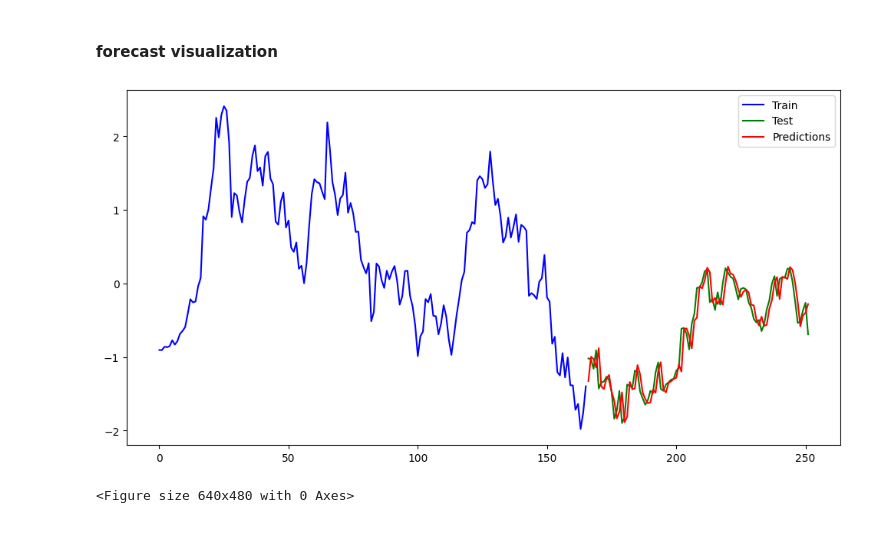
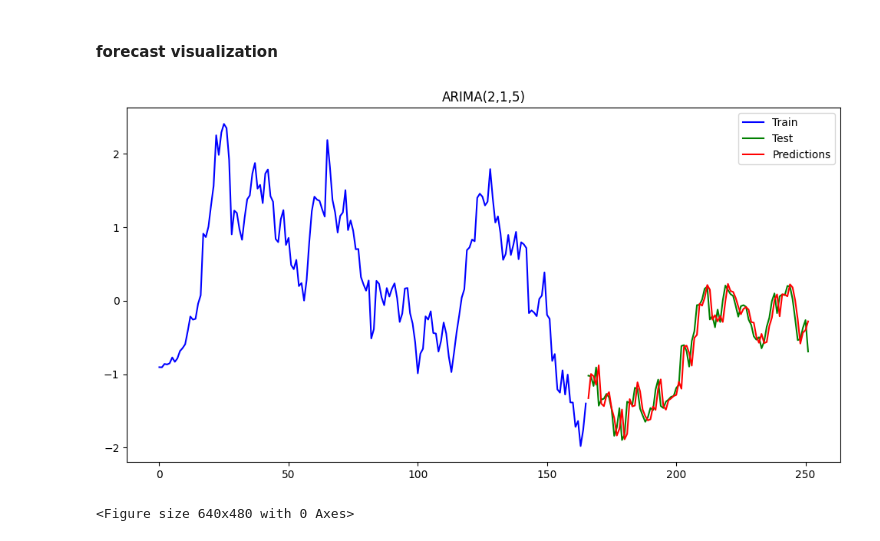
Before and after one commit to OmarAtyqy/stock-prediction-using-sentiment-analysis, a Jupyter notebook: eda/eda_tweetstocks.ipynb, the cells around one changed output. Drawn from its saved outputs; the diff is of its cells as text; code cells hidden in the pictures.

```diff
--- a/eda/eda_tweetstocks.ipynb
+++ b/eda/eda_tweetstocks.ipynb
@@ -409,12 +428,13 @@ R2 score: 0.905
 # %%
 # plot forecasts against actual outcomes
 pyplot.figure(figsize=(12, 6))
 pyplot.plot(trainX, color='blue')
 pyplot.plot([None for i in trainX] + [x for x in testX], color='green')
 pyplot.plot([None for i in trainX] + [x for x in predictions], color='red')
 pyplot.legend(['Train', 'Test', 'Predictions'])
+pyplot.title('ARIMA({},{},{})'.format(p,d,q))
 pyplot.show()
 pyplot.savefig(FIG_PATH+'ARIMA({},{},{})_forecast.png'.format(p,d,q))
 # %% [output]
-[figure, old version]
+[figure, new version]
 <Figure size 640x480 with 0 Axes>
```
Also changed, not shown: parts of 3 cells of this notebook.
